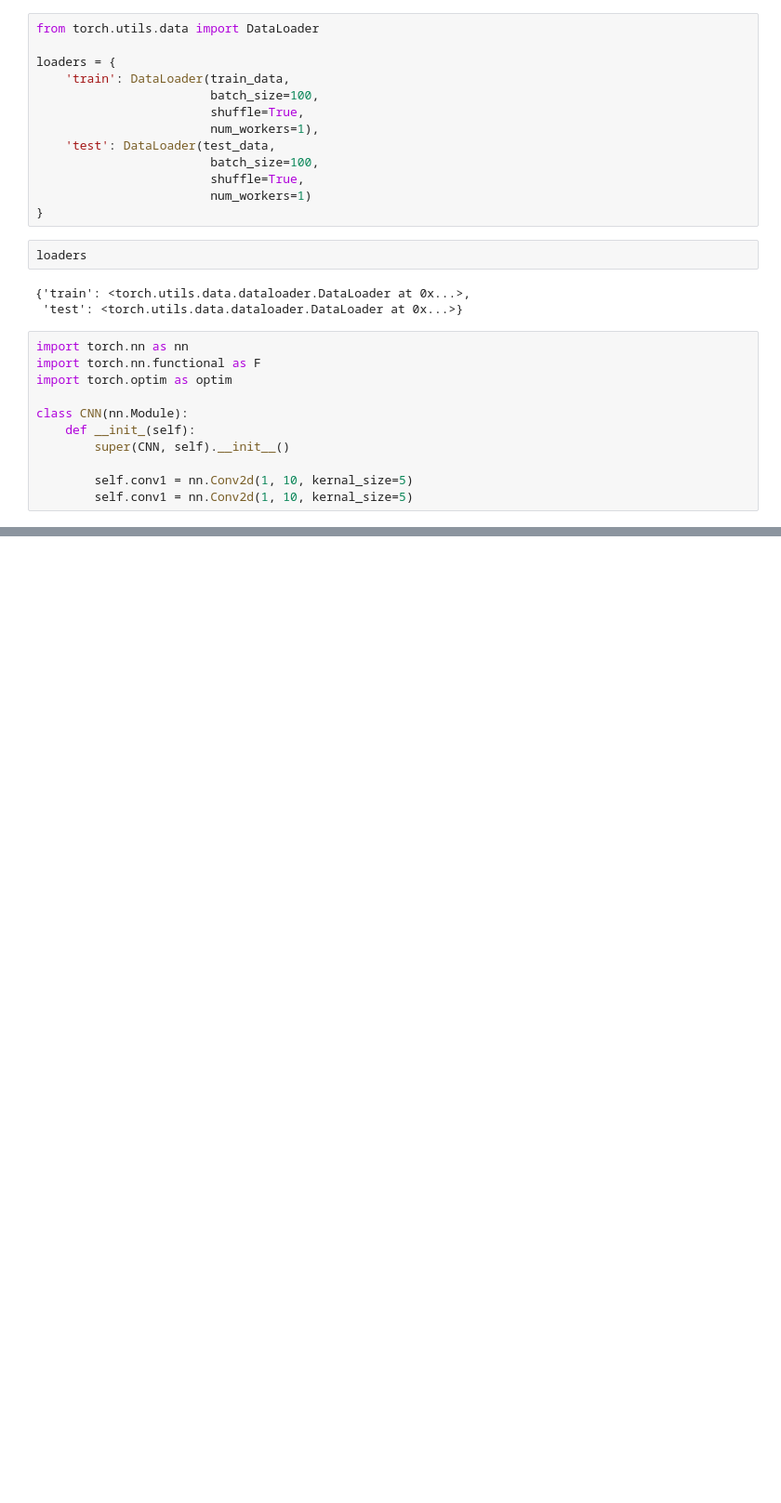
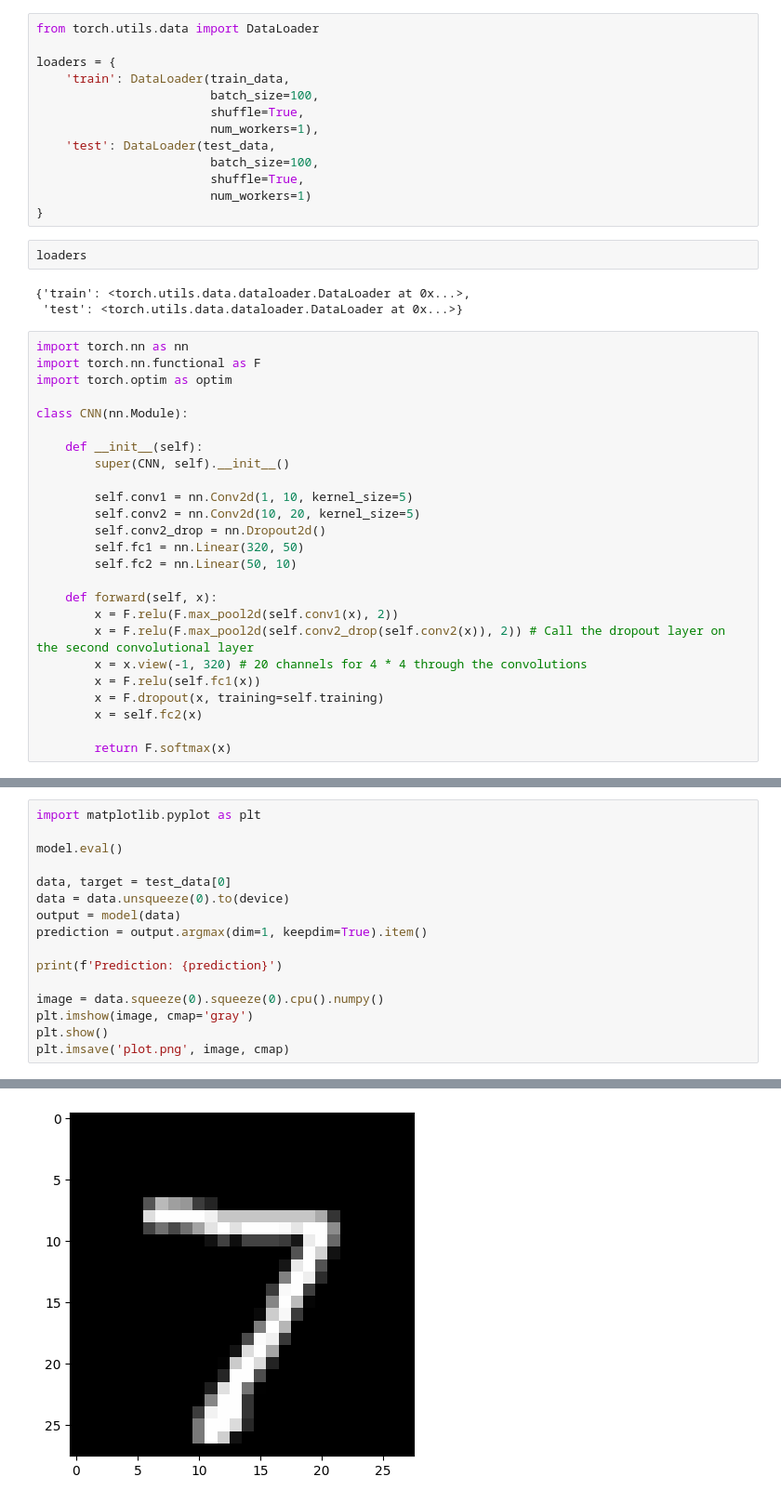
Before and after one commit to TJN25/tutorials, a Jupyter notebook: pytorch-handwriting/Main.ipynb, the cells around one changed output, grey strips where cells are left out. Shown: that part at 93% size. Saved outputs shown, nothing was run; the diff lists cells and outputs as text; blank space fills up the shorter version.

```diff
--- a/pytorch-handwriting/Main.ipynb
+++ b/pytorch-handwriting/Main.ipynb
@@ -128,8 +92,22 @@ import torch.nn.functional as F
 import torch.optim as optim
 
 class CNN(nn.Module):
-    def __init_(self):
+
+    def __init__(self):
         super(CNN, self).__init__()
 
-        self.conv1 = nn.Conv2d(1, 10, kernal_size=5)
-        self.conv1 = nn.Conv2d(1, 10, kernal_size=5)
+        self.conv1 = nn.Conv2d(1, 10, kernel_size=5)
+        self.conv2 = nn.Conv2d(10, 20, kernel_size=5)
+        self.conv2_drop = nn.Dropout2d()
+        self.fc1 = nn.Linear(320, 50)
+        self.fc2 = nn.Linear(50, 10)
+
+    def forward(self, x):
+        x = F.relu(F.max_pool2d(self.conv1(x), 2))
+        x = F.relu(F.max_pool2d(self.conv2_drop(self.conv2(x)), 2)) # Call the dropout layer on the second convolutional layer
+        x = x.view(-1, 320) # 20 channels for 4 * 4 through the convolutions
+        x = F.relu(self.fc1(x))
+        x = F.dropout(x, training=self.training)
+        x = self.fc2(x)
+
+        return F.softmax(x)
@@ -135,0 +175,17 @@ class CNN(nn.Module):
+# %%
+import matplotlib.pyplot as plt
+
+model.eval()
+
+data, target = test_data[0]
+data = data.unsqueeze(0).to(device)
+output = model(data)
+prediction = output.argmax(dim=1, keepdim=True).item()
+
+print(f'Prediction: {prediction}')
+
+image = data.squeeze(0).squeeze(0).cpu().numpy()
+plt.imshow(image, cmap='gray')
+plt.show()
+plt.imsave('plot.png', image, cmap)
+# %% [output]
@@ -135,0 +193 @@ class CNN(nn.Module):
+[figure, added]
```
Also changed, not shown: parts of 5 cells of this notebook, 2 other files.
